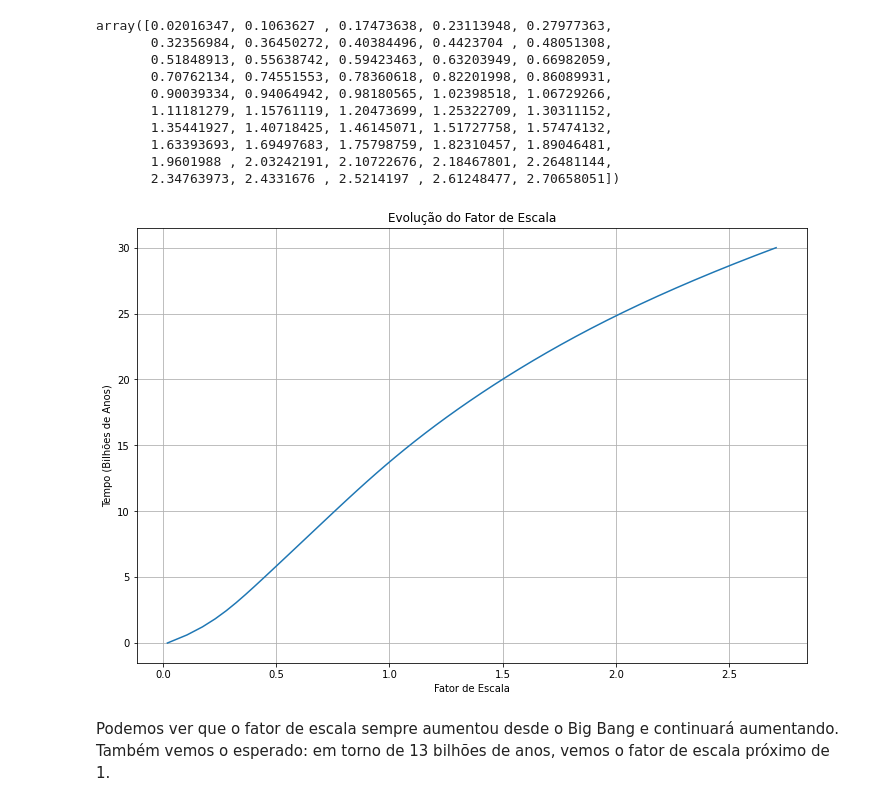
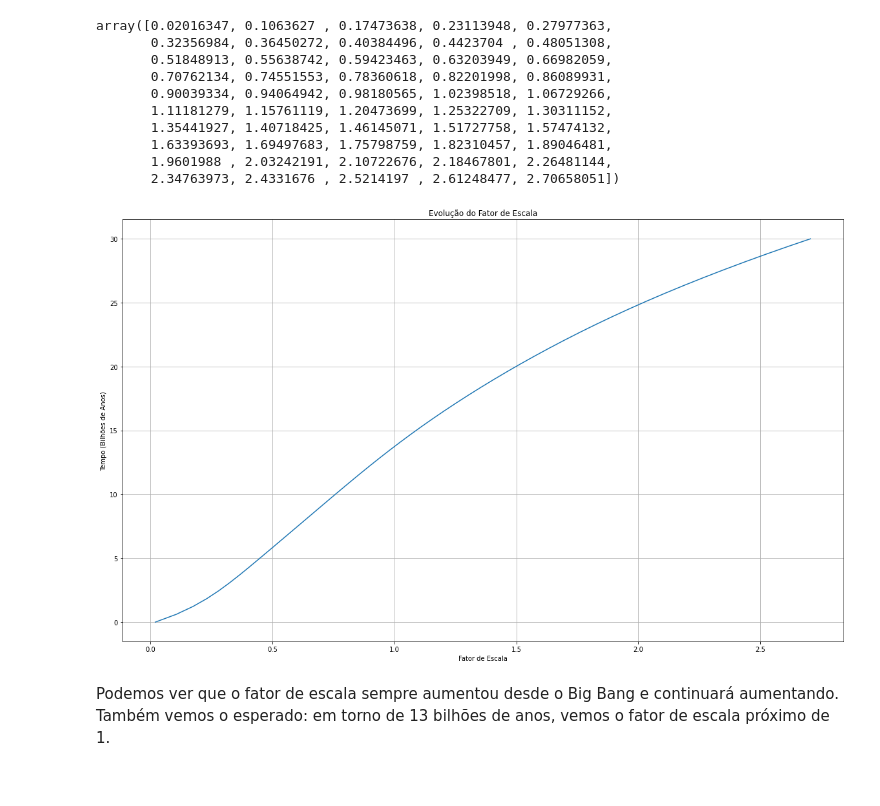
Before and after one commit to vicabc/cosmology, a Jupyter notebook: scale_factor.ipynb, the cells around one changed output. Cells and saved outputs as stored; diff of their text form; code cells hidden in the pictures.

```diff
--- a/scale_factor.ipynb
+++ b/scale_factor.ipynb
@@ -82,15 +83,15 @@ array([0.02016347, 0.1063627 , 0.17473638, 0.23113948, 0.27977363,
        1.9601988 , 2.03242191, 2.10722676, 2.18467801, 2.26481144,
        2.34763973, 2.4331676 , 2.5214197 , 2.61248477, 2.70658051])
 # %%
-plt.figure(figsize=(12, 8))
+plt.figure(figsize=(20, 12))
 plt.plot(a, t)
 plt.xlabel('Fator de Escala')
 plt.ylabel('Tempo (Bilhões de Anos)')
 plt.title('Evolução do Fator de Escala')
 plt.grid(True)
 plt.show()
 # %% [output]
-[figure, old version]
+[figure, new version]
 # %% [markdown]
 Podemos ver que o fator de escala sempre aumentou desde o Big Bang e continuará aumentando. Também vemos o esperado: em torno de 13 bilhões de anos, vemos o fator de escala próximo de 1.
 # %% [markdown]
```
Also changed, not shown: parts of 1 cell of this notebook.
